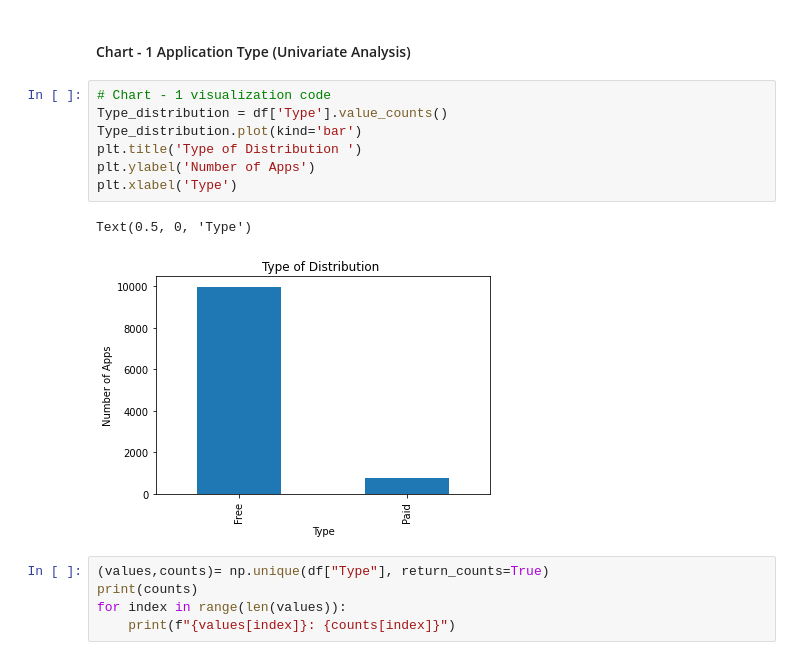
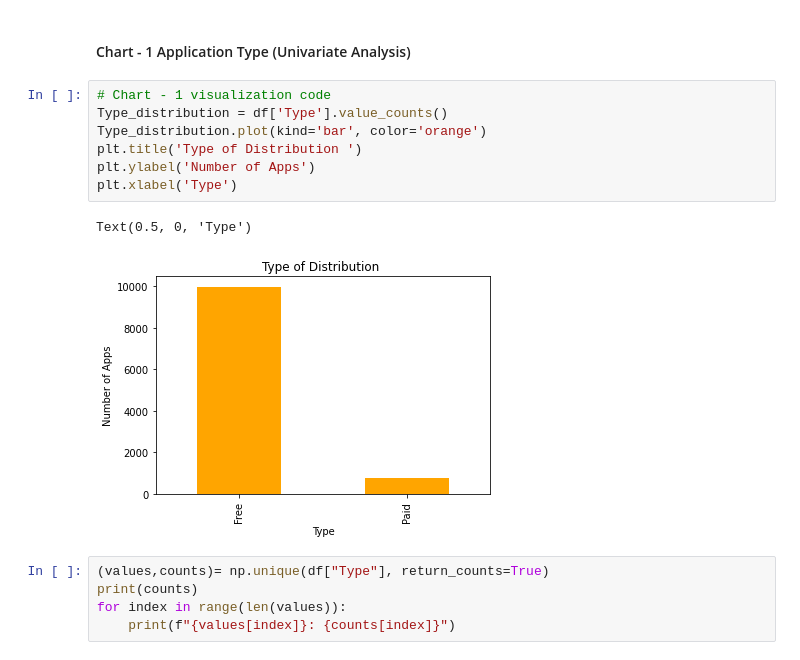
Before and after one commit to krutika73/EDA-ON-PLAY-STORE-APP-REVIEW-ANALYSIS, a Jupyter notebook: Krutika_Sample_EDA_Submission_Template.ipynb, the cells around one changed output. Saved outputs shown, nothing was run; the diff lists cells and outputs as text.

```diff
--- a/Krutika_Sample_EDA_Submission_Template.ipynb
+++ b/Krutika_Sample_EDA_Submission_Template.ipynb
@@ -716,13 +716,13 @@ Answer Here.
 # %%
 # Chart - 1 visualization code
 Type_distribution = df['Type'].value_counts()
-Type_distribution.plot(kind='bar')
+Type_distribution.plot(kind='bar', color='orange')
 plt.title('Type of Distribution ')
 plt.ylabel('Number of Apps')
 plt.xlabel('Type')
 # %% [output]
 Text(0.5, 0, 'Type')
-[figure, old version]
+[figure, new version]
 # %%
 (values,counts)= np.unique(df["Type"], return_counts=True)
 print(counts)
```
Also changed, not shown: parts of 6 cells of this notebook.
